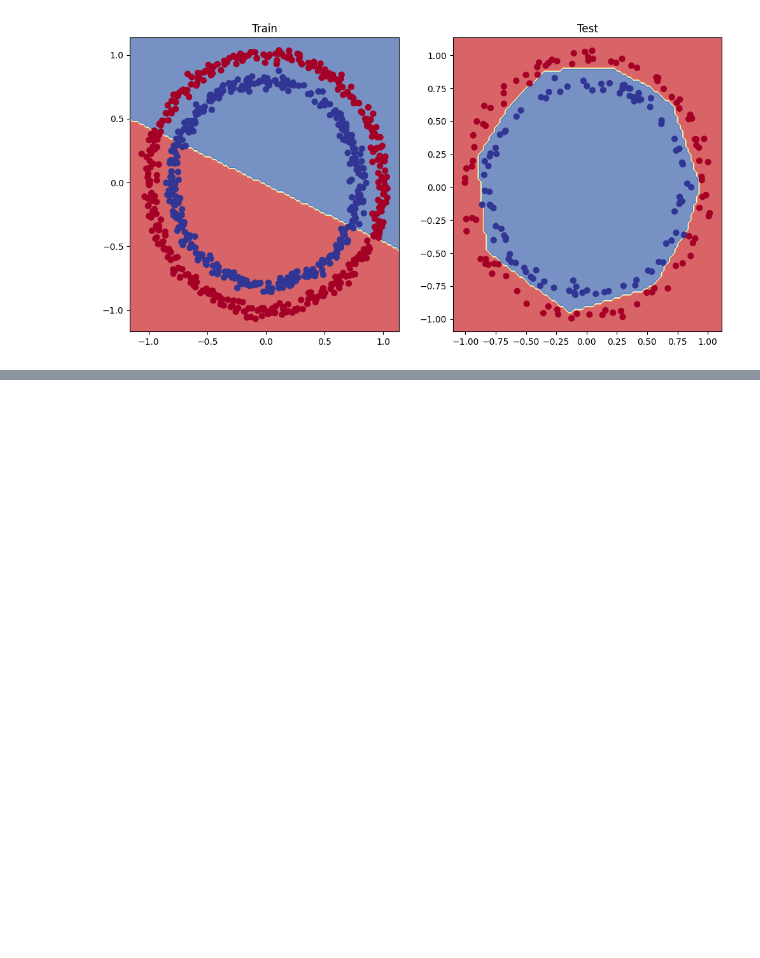
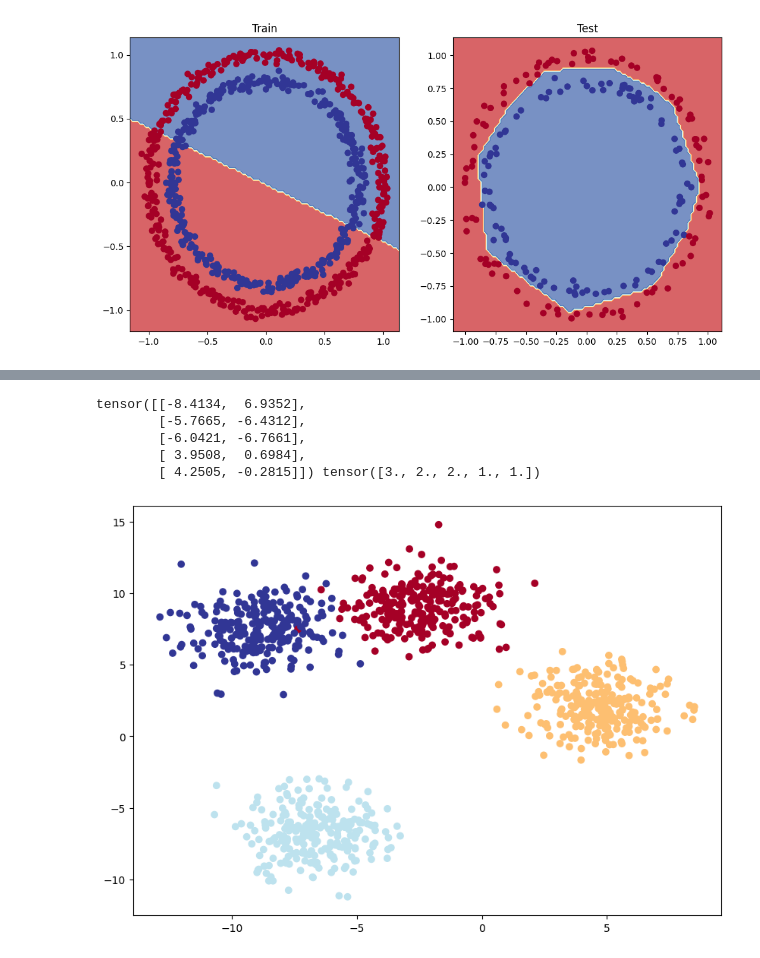
Before and after one commit to Toyolo/Study, a Jupyter notebook: torch_study_notebook.ipynb, the cells around one changed output, grey strips where cells are left out. Cells and saved outputs as stored; diff of their text form; code cells hidden in the pictures; blank space fills up the shorter version.

Commit message:
begining multiclass classifiers

```diff
--- a/torch_study_notebook.ipynb
+++ b/torch_study_notebook.ipynb
@@ -2595,0 +2657,33 @@ plot_decision_boundary(model3, X_test, y_test) # model_3 = has non-linearity
+# %%
+#import dependancies
+import torch
+import matplotlib.pyplot as plt
+from sklearn.datasets import make_blobs
+from sklearn.model_selection import train_test_split
+
+#set hyperparameters for data
+NUM_CLASSES = 4
+NUM_FEATURES = 2
+RANDOM_SEED = 42
+
+#create multi class data
+X_blob, y_blob = make_blobs(n_samples=1000, n_features=NUM_FEATURES, centers=NUM_CLASSES, cluster_std=1.5, random_state=RANDOM_SEED)
+
+#turn data to tensors
+X_blob = torch.from_numpy(X_blob).type(torch.float)
+y_blob = torch.from_numpy(y_blob).type(torch.float)
+print(X_blob[:5], y_blob[:5])
+
+#split into train and test sets
+X_blob_train, y_blob_train, X_blob_test, y_blob_test = train_test_split(X_blob, y_blob, test_size=0.2, random_state=RANDOM_SEED)
+
+#Plot data
+plt.figure(figsize=(10, 7))
+plt.scatter(X_blob[:, 0], X_blob[:, 1], c=y_blob, cmap=plt.cm.RdYlBu);
+# %% [output]
+tensor([[-8.4134,  6.9352],
+        [-5.7665, -6.4312],
+        [-6.0421, -6.7661],
+        [ 3.9508,  0.6984],
+        [ 4.2505, -0.2815]]) tensor([3., 2., 2., 1., 1.])
+[figure, added]
```
Also changed, not shown: parts of 10 cells of this notebook.
